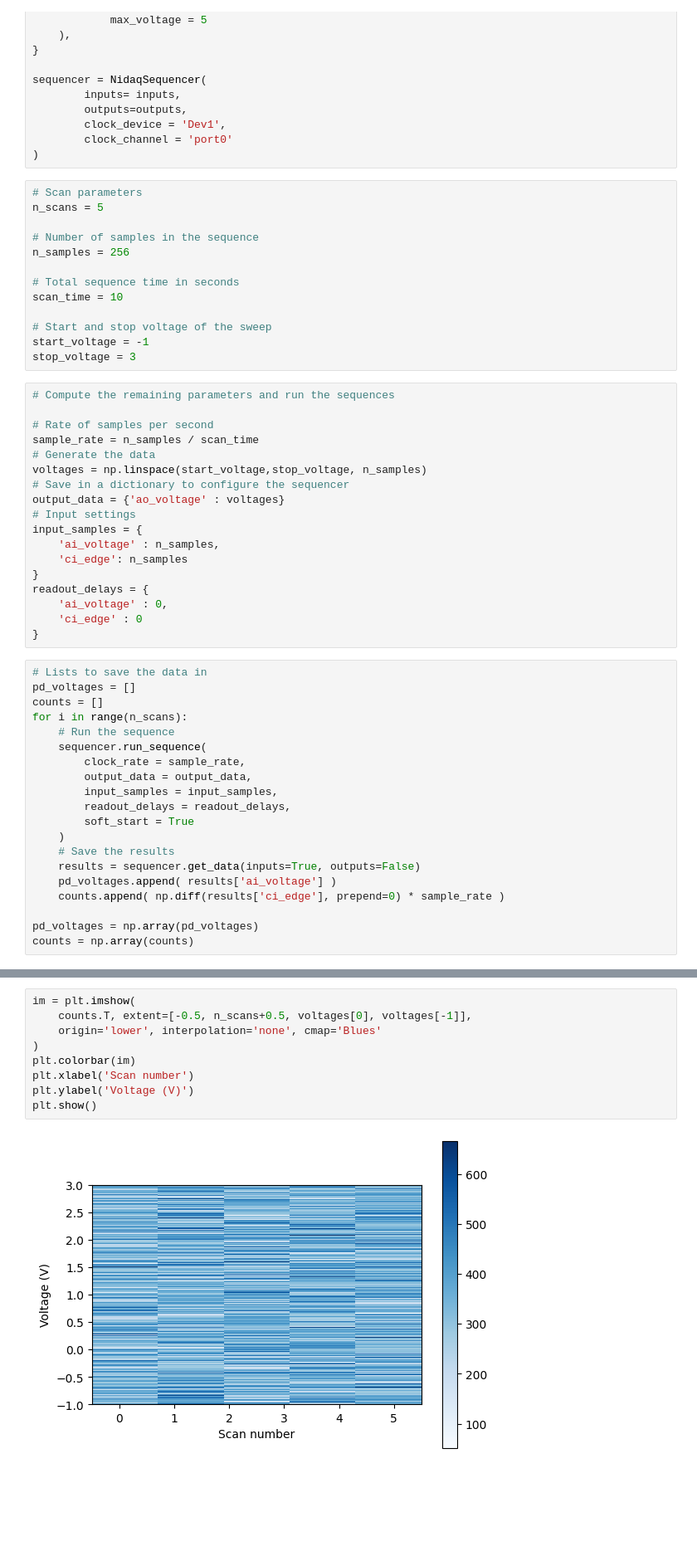
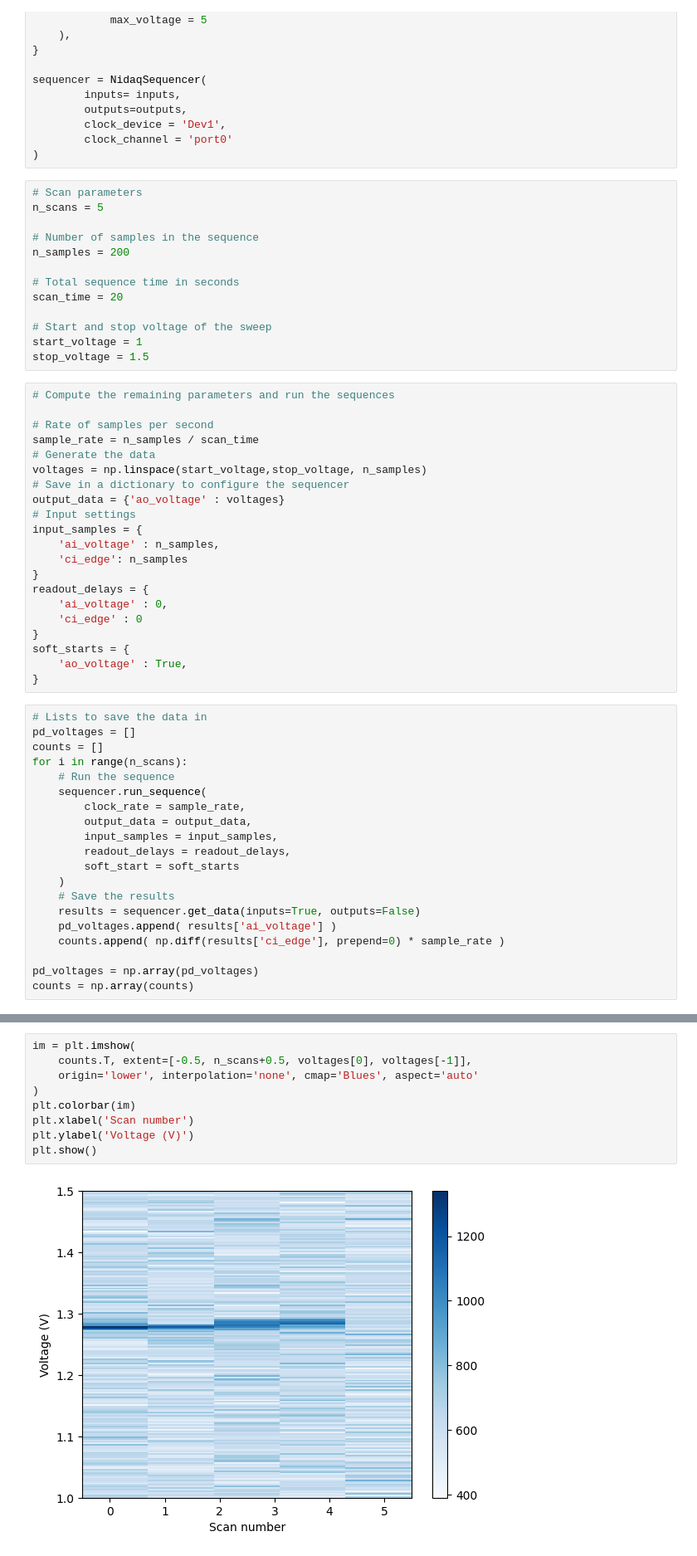
Before and after one commit to UW-Quantum-Defect-Lab/qdl-diamond, a Jupyter notebook: examples/nidaq_sequencing/ple_via_sequencer.ipynb, the cells around one changed output, grey strips where cells are left out. Shown: that part at 83% size. Saved outputs shown, nothing was run; the diff lists cells and outputs as text; blank space fills up the shorter version.

```diff
--- a/examples/nidaq_sequencing/ple_via_sequencer.ipynb
+++ b/examples/nidaq_sequencing/ple_via_sequencer.ipynb
@@ -43,14 +43,14 @@ sequencer = NidaqSequencer(
 n_scans = 5
 
 # Number of samples in the sequence
-n_samples = 256
+n_samples = 200
 
 # Total sequence time in seconds
-scan_time = 10
+scan_time = 20
 
 # Start and stop voltage of the sweep
-start_voltage = -1
-stop_voltage = 3
+start_voltage = 1
+stop_voltage = 1.5
 # %%
 # Compute the remaining parameters and run the sequences
 
@@ -69,6 +69,9 @@ readout_delays = {
     'ai_voltage' : 0,
     'ci_edge' : 0
 }
+soft_starts = {
+    'ao_voltage' : True,
+}
 # %%
 # Lists to save the data in
 pd_voltages = []
@@ -80,7 +83,7 @@ for i in range(n_scans):
         output_data = output_data,
         input_samples = input_samples,
         readout_delays = readout_delays,
-        soft_start = True
+        soft_start = soft_starts
     )
     # Save the results
     results = sequencer.get_data(inputs=True, outputs=False)
@@ -104,11 +107,11 @@ plt.show()
 # %%
 im = plt.imshow(
     counts.T, extent=[-0.5, n_scans+0.5, voltages[0], voltages[-1]],
-    origin='lower', interpolation='none', cmap='Blues'
+    origin='lower', interpolation='none', cmap='Blues', aspect='auto'
 )
 plt.colorbar(im)
 plt.xlabel('Scan number')
 plt.ylabel('Voltage (V)')
 plt.show()
 # %% [output]
-[figure, old version]
+[figure, new version]
```
Also changed, not shown: parts of 1 cell of this notebook, 9 other files.
